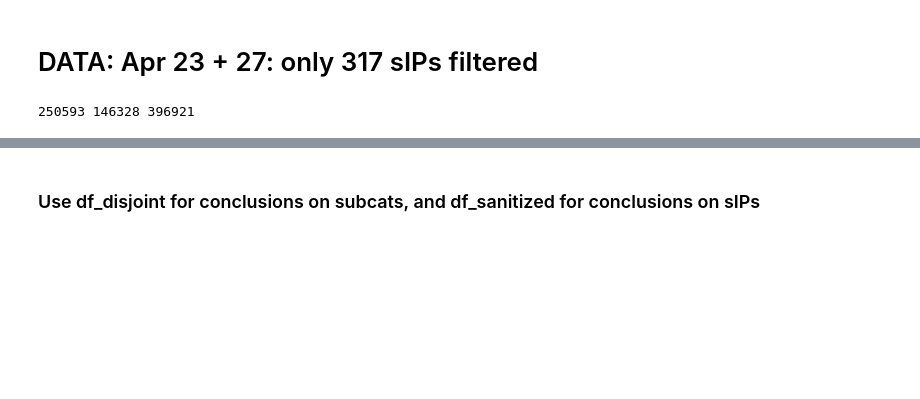
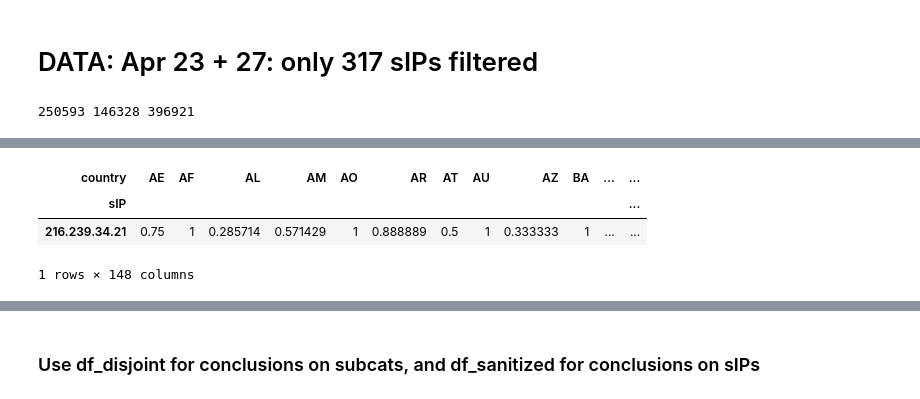
Before and after one commit to shahifaqeer/spooky-analyzer, a Jupyter notebook: PlottingResults-20150429.ipynb, the cells around one changed output, grey strips where cells are left out. Saved outputs shown, nothing was run; the diff lists cells and outputs as text; code cells hidden in the pictures; blank space fills up the shorter version.

```diff
--- a/PlottingResults-20150429.ipynb
+++ b/PlottingResults-20150429.ipynb
@@ -65,0 +70,6 @@ print len(df_all1), len(df_all2), len(df_all)
+# %%
+df_rej = pd.read_pickle("results/old_results/sIP_sanitize_20150426/df_sanitize_sIP.pkl")
+confusing_cases = df_rej[ (df_rej['IP.anycast'] != -1) & (df_rej['CENSOR.US'] < 1) &
+                         (df_rej['CENSOR.SE'] < 1) & (df_rej['CENSOR.US'] > 0) &
+                         (df_rej['CENSOR.SE'] > 0)]
+confusing_cases.to_html(TABLES + "confusing_cases_case123_all.html")
@@ -65,0 +247,8 @@ print len(df_all1), len(df_all2), len(df_all)
+# %%
+df = df_full[df_full['domain']==CONFUSING_DOMs[0]]
+get_censorship_by_country_sIP(df)
+# %% [output]
+| country | AE | AF | AL | AM | AO | AR | AT | AU | AZ | BA | ... | ... |
+| sIP |  |  |  |  |  |  |  |  |  |  |  | ... |
+| 216.239.34.21 | 0.75 | 1 | 0.285714 | 0.571429 | 1 | 0.888889 | 0.5 | 1 | 0.333333 | 1 | ... | ... |
+1 rows × 148 columns
```
Also changed, not shown: parts of 25 cells of this notebook, 10 other files.
